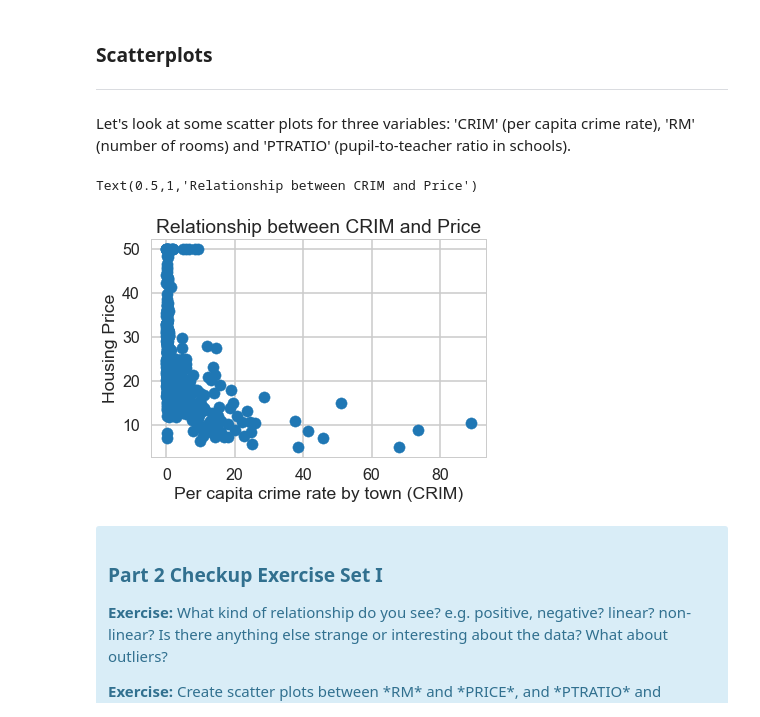
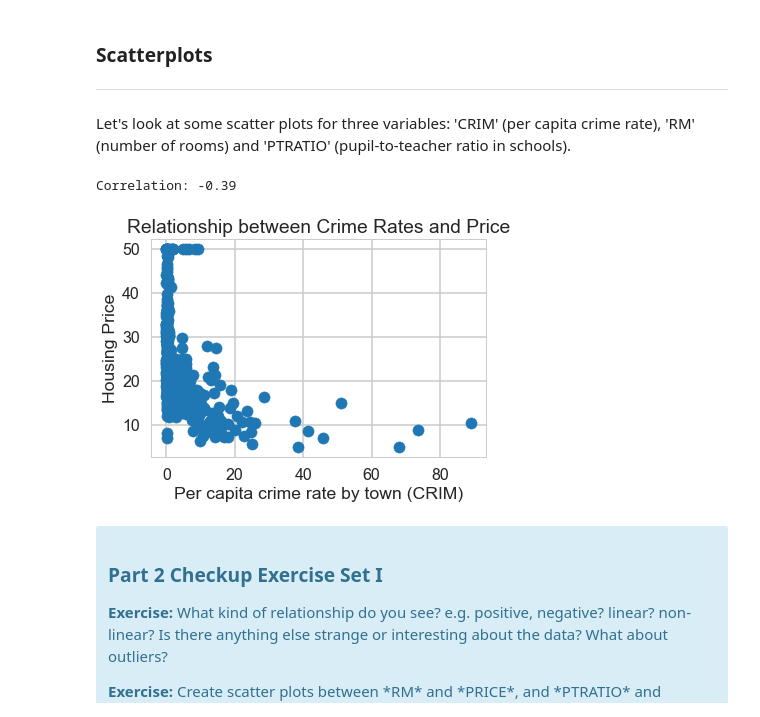
Before and after one commit to sittingman/springboardproj, a Jupyter notebook: linear_regression/Mini_Project_Linear_Regression.ipynb, the cells around one changed output. Saved outputs shown, nothing was run; the diff lists cells and outputs as text; code cells hidden in the pictures.

```diff
--- a/linear_regression/Mini_Project_Linear_Regression.ipynb
+++ b/linear_regression/Mini_Project_Linear_Regression.ipynb
@@ -260,11 +260,12 @@ Let's look at some scatter plots for three variables: 'CRIM' (per capita crime r
 # %%
 plt.scatter(bos.CRIM, bos.PRICE)
 plt.xlabel("Per capita crime rate by town (CRIM)")
 plt.ylabel("Housing Price")
-plt.title("Relationship between CRIM and Price")
+plt.title("Relationship between Crime Rates and Price")
+print('Correlation: {:.2f}'.format(bos.CRIM.corr(bos.PRICE)))
 # %% [output]
-Text(0.5,1,'Relationship between CRIM and Price')
+Correlation: -0.39
-[figure, old version]
+[figure, new version]
 # %% [markdown]
 <div class="span5 alert alert-info">
 <h3>Part 2 Checkup Exercise Set I</h3>
```
Also changed, not shown: parts of 31 cells of this notebook.
